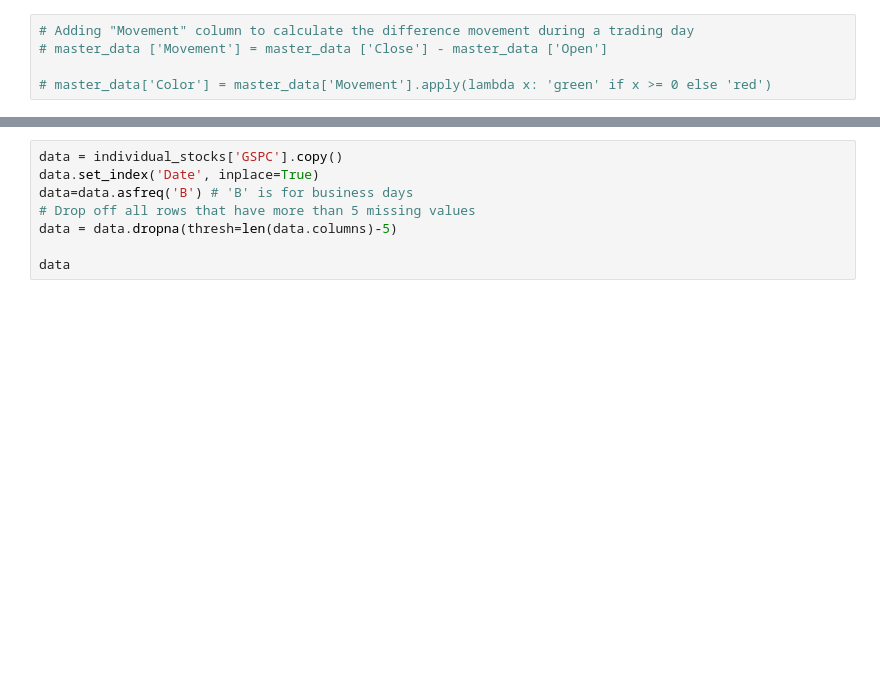
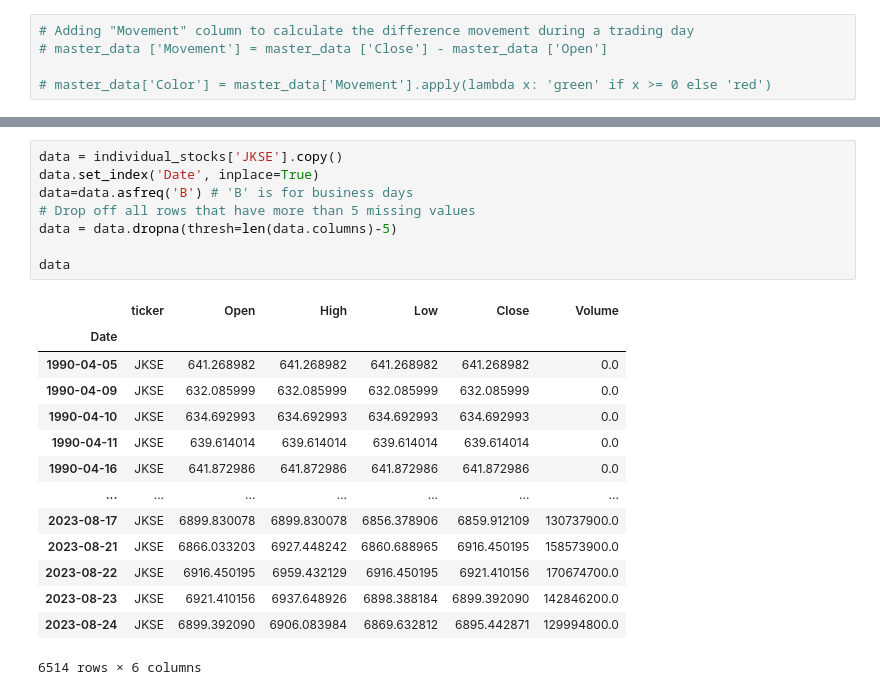
Before and after one commit to Alphaomegainfinity/yahoo_stocks_market, a Jupyter notebook: yahoo_stock.ipynb, the cells around one changed output, grey strips where cells are left out. Cells and saved outputs as stored; diff of their text form; blank space fills up the shorter version.

```diff
--- a/yahoo_stock.ipynb
+++ b/yahoo_stock.ipynb
@@ -141,11 +240,26 @@ print (stock_symbols)
 # %%
-data = individual_stocks['GSPC'].copy()
+data = individual_stocks['JKSE'].copy()
 data.set_index('Date', inplace=True)
 data=data.asfreq('B') # 'B' is for business days
 # Drop off all rows that have more than 5 missing values
 data = data.dropna(thresh=len(data.columns)-5)
 
 data
+# %% [output]
+|  | ticker | Open | High | Low | Close | Volume |
+| Date |  |  |  |  |  |  |
+| 1990-04-05 | JKSE | 641.268982 | 641.268982 | 641.268982 | 641.268982 | 0.0 |
+| 1990-04-09 | JKSE | 632.085999 | 632.085999 | 632.085999 | 632.085999 | 0.0 |
+| 1990-04-10 | JKSE | 634.692993 | 634.692993 | 634.692993 | 634.692993 | 0.0 |
+| 1990-04-11 | JKSE | 639.614014 | 639.614014 | 639.614014 | 639.614014 | 0.0 |
+| 1990-04-16 | JKSE | 641.872986 | 641.872986 | 641.872986 | 641.872986 | 0.0 |
+| ... | ... | ... | ... | ... | ... | ... |
+| 2023-08-17 | JKSE | 6899.830078 | 6899.830078 | 6856.378906 | 6859.912109 | 130737900.0 |
+| 2023-08-21 | JKSE | 6866.033203 | 6927.448242 | 6860.688965 | 6916.450195 | 158573900.0 |
+| 2023-08-22 | JKSE | 6916.450195 | 6959.432129 | 6916.450195 | 6921.410156 | 170674700.0 |
+| 2023-08-23 | JKSE | 6921.410156 | 6937.648926 | 6898.388184 | 6899.392090 | 142846200.0 |
+| 2023-08-24 | JKSE | 6899.392090 | 6906.083984 | 6869.632812 | 6895.442871 | 129994800.0 |
+6514 rows × 6 columns
 # %%
 
 features = ['Open', 'High', 'Low']
```
Also changed, not shown: parts of 17 cells of this notebook.
